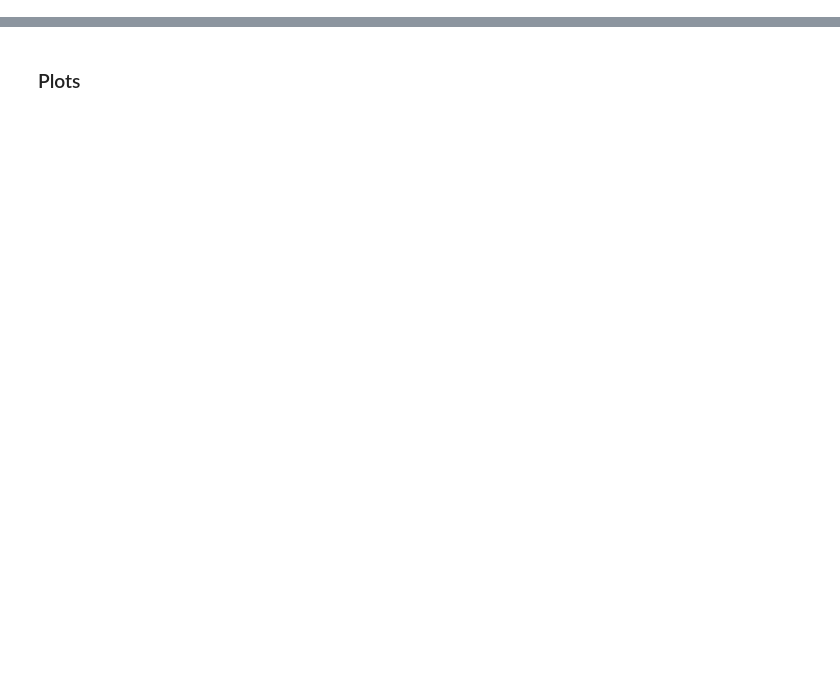
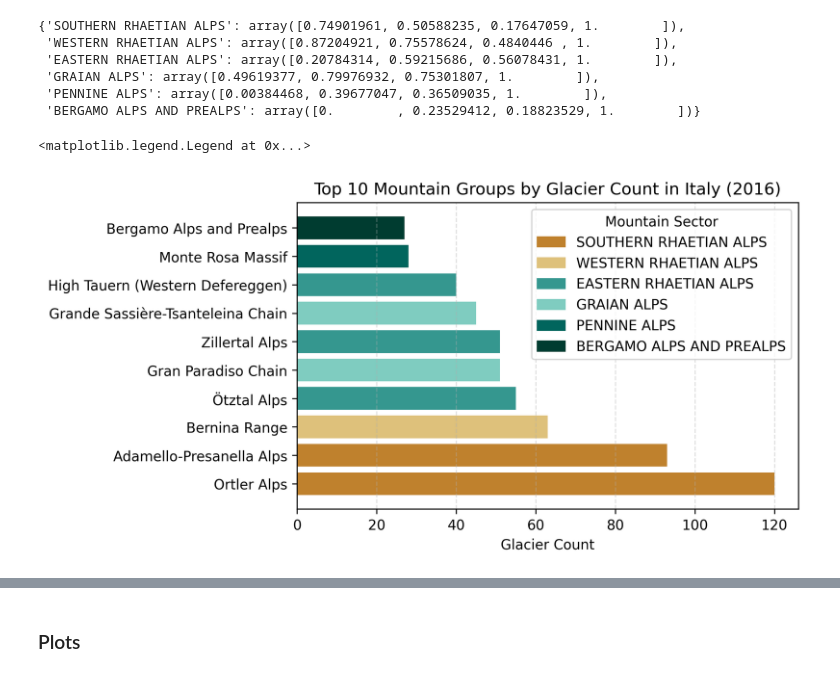
Before and after one commit to martinadep/GlaciersRetreat-Viz, a Jupyter notebook: notebooks/eda_unimi_italy.ipynb, the cells around one changed output, grey strips where cells are left out. Drawn from its saved outputs; the diff is of its cells as text; code cells hidden in the pictures; blank space fills up the shorter version.

```diff
--- a/notebooks/eda_unimi_italy.ipynb
+++ b/notebooks/eda_unimi_italy.ipynb
@@ -143,0 +82,10 @@ df.groupby('Glacier Type').aggregate({
+# %%
+import numpy as np
+group_counts = df_italy['Mountain Group'].value_counts().sort_values(ascending=False).head(10)
+print(">>> Top 10 Glacier count by Mountain Group\n")
+top10_group_counts_sectors = []
+for group in group_counts.index:
+    sector = df_italy[df_italy['Mountain Group'] == group]['Mountain Sector'].iloc[0]
+    top10_group_counts_sectors.append(sector)
+    count = group_counts[group]
+    print(f"{count} \t {group} - {sector}")
@@ -143,0 +105,23 @@ df.groupby('Glacier Type').aggregate({
+# %%
+# palette_colors = plt.cm.turbo(np.linspace(0, 1, len(top10_group_counts_sectors)))
+palette_colors = plt.cm.BrBG(np.linspace(0.1, 1, len(top10_group_counts_sectors)))
+sector_to_color = {sector: color for sector, color in zip(top10_group_counts_sectors, palette_colors)}
+sector_to_color
+# %% [output]
+{'SOUTHERN RHAETIAN ALPS': array([0.74901961, 0.50588235, 0.17647059, 1.        ]),
+ 'WESTERN RHAETIAN ALPS': array([0.87204921, 0.75578624, 0.4840446 , 1.        ]),
+ 'EASTERN RHAETIAN ALPS': array([0.20784314, 0.59215686, 0.56078431, 1.        ]),
+ 'GRAIAN ALPS': array([0.49619377, 0.79976932, 0.75301807, 1.        ]),
+ 'PENNINE ALPS': array([0.00384468, 0.39677047, 0.36509035, 1.        ]),
+ 'BERGAMO ALPS AND PREALPS': array([0.        , 0.23529412, 0.18823529, 1.        ])}
+# %%
+plt.figure(figsize=(6.5, 4), dpi=300)
+bars = plt.barh(group_counts.index, group_counts.values, color=[sector_to_color[sector] for sector in top10_group_counts_sectors])
+plt.xlabel('Glacier Count')
+plt.grid(axis='x', linestyle='--', alpha=0.4)
+plt.title('Top 10 Mountain Groups by Glacier Count in Italy (2016)')
+legend_elements = [plt.Rectangle((0, 0), 1, 1, color=color, label=sector) for sector, color in sector_to_color.items()]
+plt.legend(handles=legend_elements, title='Mountain Sector')
+# %% [output]
+<matplotlib.legend.Legend at 0x...>
+[figure, added]
```
Also changed, not shown: parts of 31 cells of this notebook, 13 other files.
